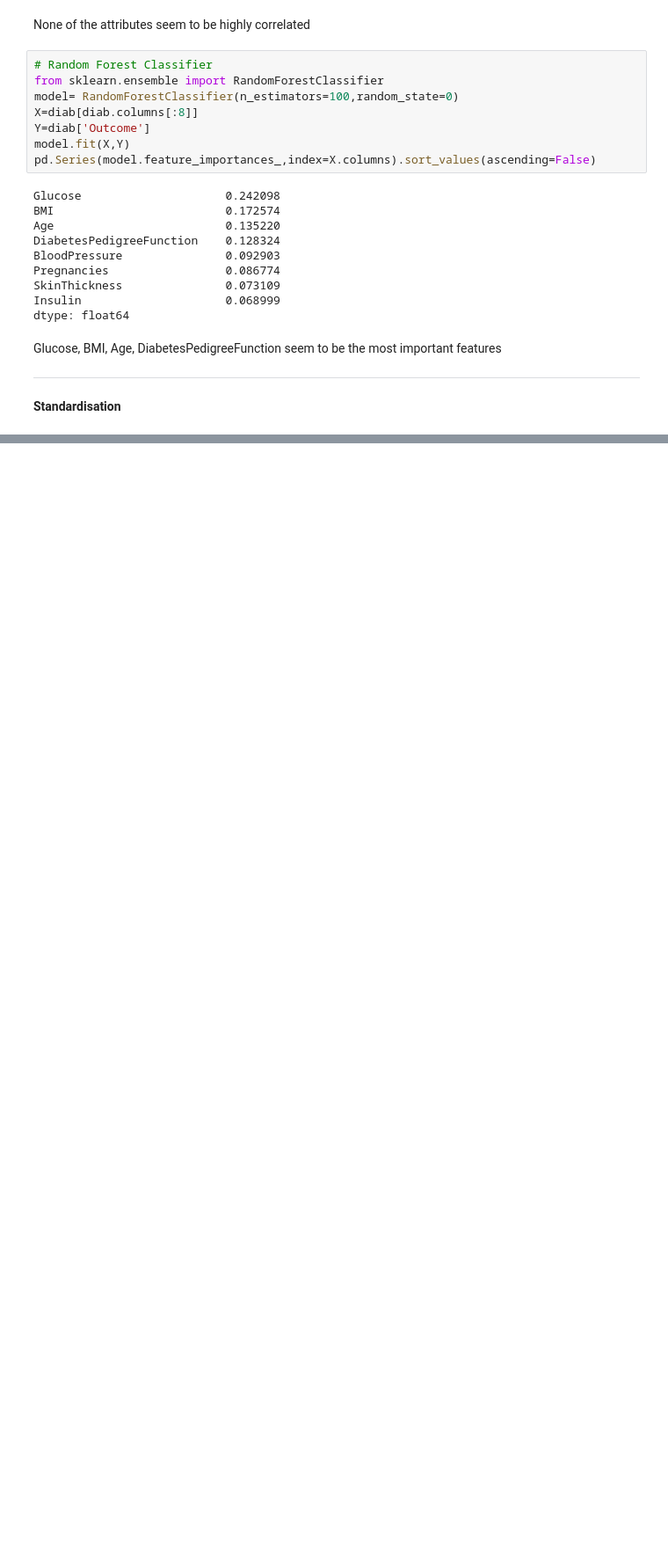
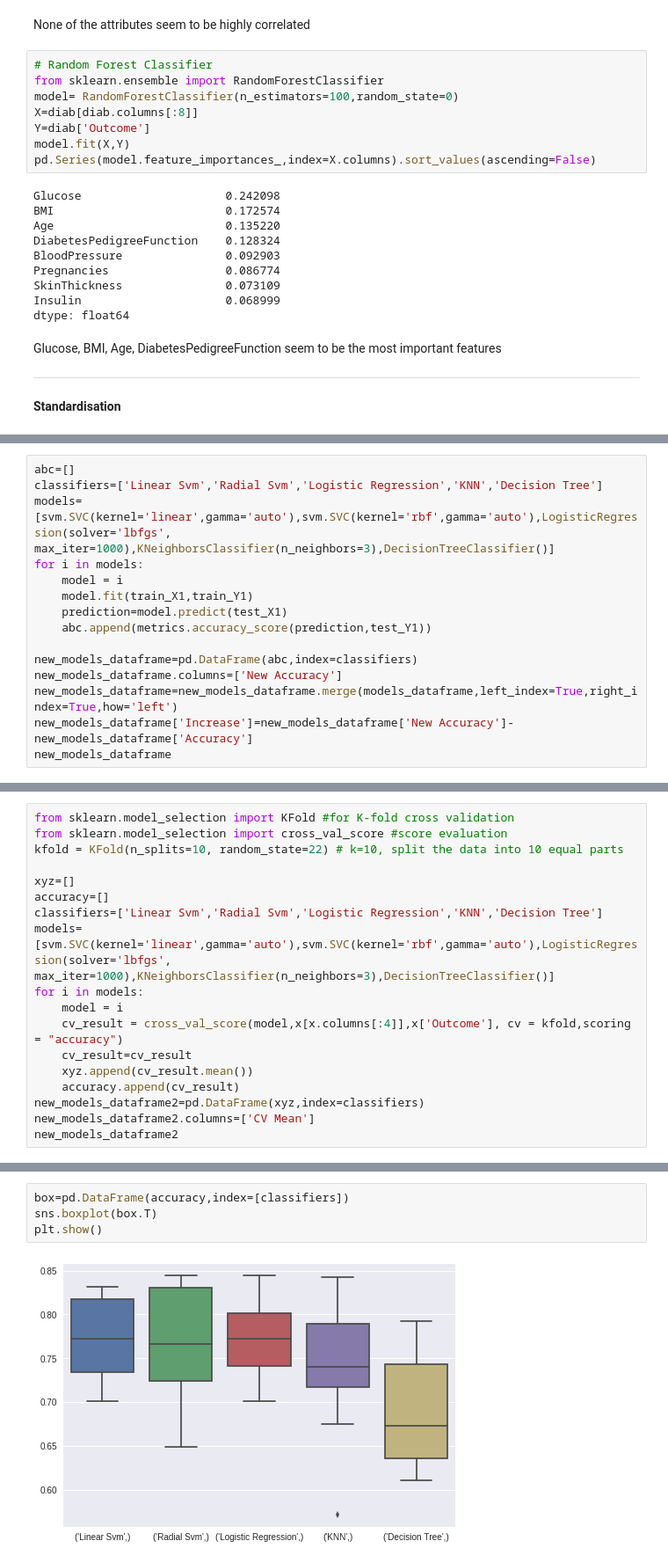
Before and after one commit to Suhail727/Data-Science-Projects, a Jupyter notebook: Pima Indians Diabetes Database/Pima_Indians_Diabetes_Database.ipynb, the cells around one changed output, grey strips where cells are left out. Shown at 88% size. Saved outputs shown, nothing was run; the diff lists cells and outputs as text; blank space fills up the shorter version.

```diff
--- a/Pima Indians Diabetes Database/Pima_Indians_Diabetes_Database.ipynb
+++ b/Pima Indians Diabetes Database/Pima_Indians_Diabetes_Database.ipynb
@@ -247,0 +274,15 @@ Glucose, BMI, Age, DiabetesPedigreeFunction seem to be the most important featur
+# %%
+abc=[]
+classifiers=['Linear Svm','Radial Svm','Logistic Regression','KNN','Decision Tree']
+models=[svm.SVC(kernel='linear',gamma='auto'),svm.SVC(kernel='rbf',gamma='auto'),LogisticRegression(solver='lbfgs', max_iter=1000),KNeighborsClassifier(n_neighbors=3),DecisionTreeClassifier()]
+for i in models:
+    model = i
+    model.fit(train_X1,train_Y1)
+    prediction=model.predict(test_X1)
+    abc.append(metrics.accuracy_score(prediction,test_Y1))
+
+new_models_dataframe=pd.DataFrame(abc,index=classifiers)
+new_models_dataframe.columns=['New Accuracy']
+new_models_dataframe=new_models_dataframe.merge(models_dataframe,left_index=True,right_index=True,how='left')
+new_models_dataframe['Increase']=new_models_dataframe['New Accuracy']-new_models_dataframe['Accuracy']
+new_models_dataframe
@@ -247,0 +304,18 @@ Glucose, BMI, Age, DiabetesPedigreeFunction seem to be the most important featur
+# %%
+from sklearn.model_selection import KFold #for K-fold cross validation
+from sklearn.model_selection import cross_val_score #score evaluation
+kfold = KFold(n_splits=10, random_state=22) # k=10, split the data into 10 equal parts
+
+xyz=[]
+accuracy=[]
+classifiers=['Linear Svm','Radial Svm','Logistic Regression','KNN','Decision Tree']
+models=[svm.SVC(kernel='linear',gamma='auto'),svm.SVC(kernel='rbf',gamma='auto'),LogisticRegression(solver='lbfgs', max_iter=1000),KNeighborsClassifier(n_neighbors=3),DecisionTreeClassifier()]
+for i in models:
+    model = i
+    cv_result = cross_val_score(model,x[x.columns[:4]],x['Outcome'], cv = kfold,scoring = "accuracy")
+    cv_result=cv_result
+    xyz.append(cv_result.mean())
+    accuracy.append(cv_result)
+new_models_dataframe2=pd.DataFrame(xyz,index=classifiers)
+new_models_dataframe2.columns=['CV Mean']
+new_models_dataframe2
@@ -247,0 +329,6 @@ Glucose, BMI, Age, DiabetesPedigreeFunction seem to be the most important featur
+# %%
+box=pd.DataFrame(accuracy,index=[classifiers])
+sns.boxplot(box.T)
+plt.show()
+# %% [output]
+[figure, added]
```
Also changed, not shown: parts of 23 cells of this notebook.
